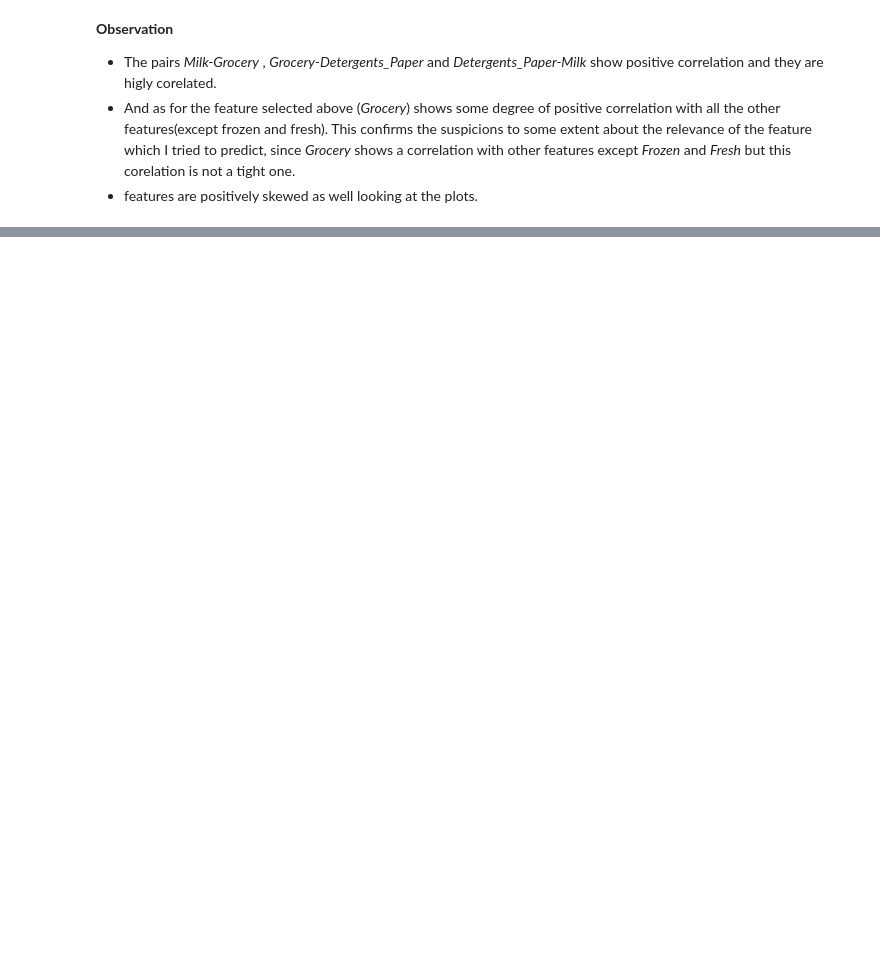
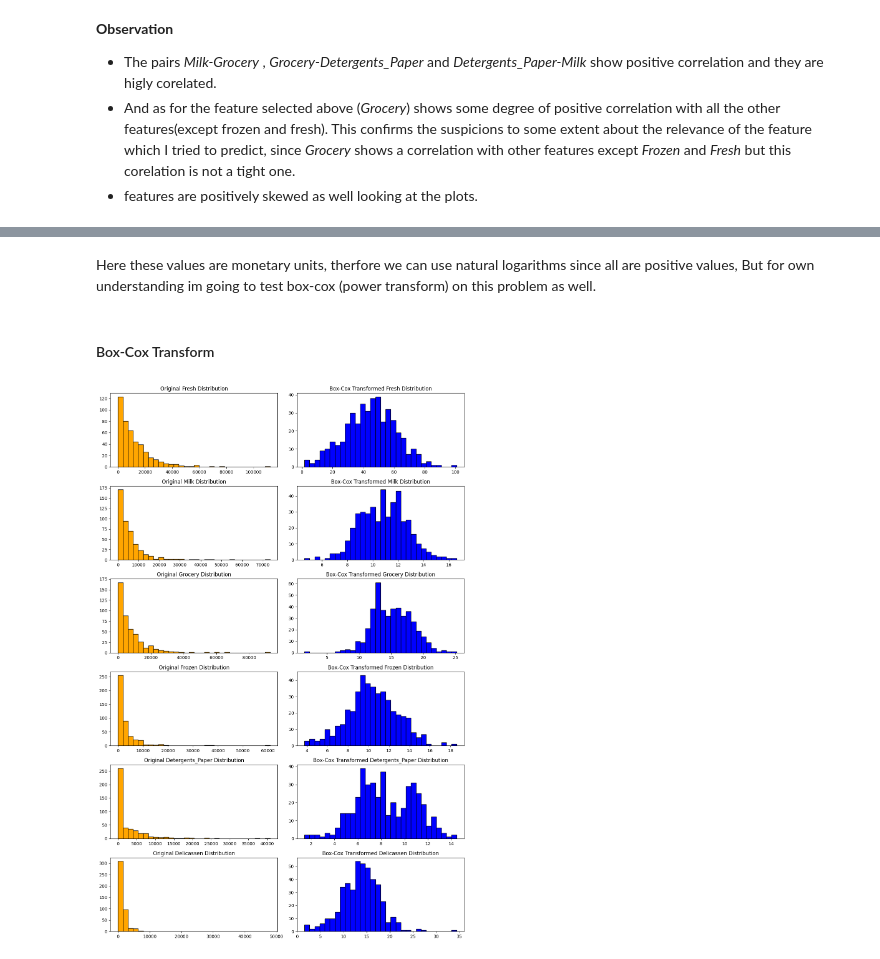
Before and after one commit to Venura-94/Mall-Customer-Segmentation, a Jupyter notebook: research/EDA.ipynb, the cells around one changed output, grey strips where cells are left out. Cells and saved outputs as stored; diff of their text form; code cells hidden in the pictures; blank space fills up the shorter version.

```diff
--- a/research/EDA.ipynb
+++ b/research/EDA.ipynb
@@ -136,0 +156,35 @@ plt.show()
+# %% [markdown]
+Here these values are monetary units, therfore we can use natural logarithms since all are positive values, But for own understanding im going to test box-cox (power transform) on this problem as well.
+# %% [markdown]
+#### Box-Cox Transform
+# %%
+from scipy.stats import boxcox
+import matplotlib.pyplot as plt
+
+# Function to apply Box-Cox transform to a column and return the transformed column
+def apply_boxcox(column):
+    transformed_data, lam = boxcox(column + 1)  # Adding 1 to handle zero values
+    return transformed_data, lam
+
+# Specify the columns you want to transform
+columns_to_transform = ['Fresh', 'Milk', 'Grocery', 'Frozen', 'Detergents_Paper', 'Delicassen']
+
+# Apply Box-Cox transform to the specified columns in the DataFrame
+for column in columns_to_transform:
+    transformed_data, lam = apply_boxcox(customer[column])
+    customer[column + '_boxcox'] = transformed_data
+
+# Plot the original and transformed distributions for the specified columns
+fig, axes = plt.subplots(nrows=len(columns_to_transform), ncols=2, figsize=(12, 3 * len(columns_to_transform)))
+
+for i, column in enumerate(columns_to_transform):
+    axes[i, 0].hist(customer[column], bins=30, edgecolor='black', color='orange')
+    axes[i, 0].set_title(f'Original {column} Distribution')
+
+    axes[i, 1].hist(customer[column + '_boxcox'], bins=30, edgecolor='black', color='blue')
+    axes[i, 1].set_title(f'Box-Cox Transformed {column} Distribution')
+
+plt.tight_layout()
+plt.show()
+# %% [output]
+[figure, added]
```
Also changed, not shown: parts of 9 cells of this notebook.
